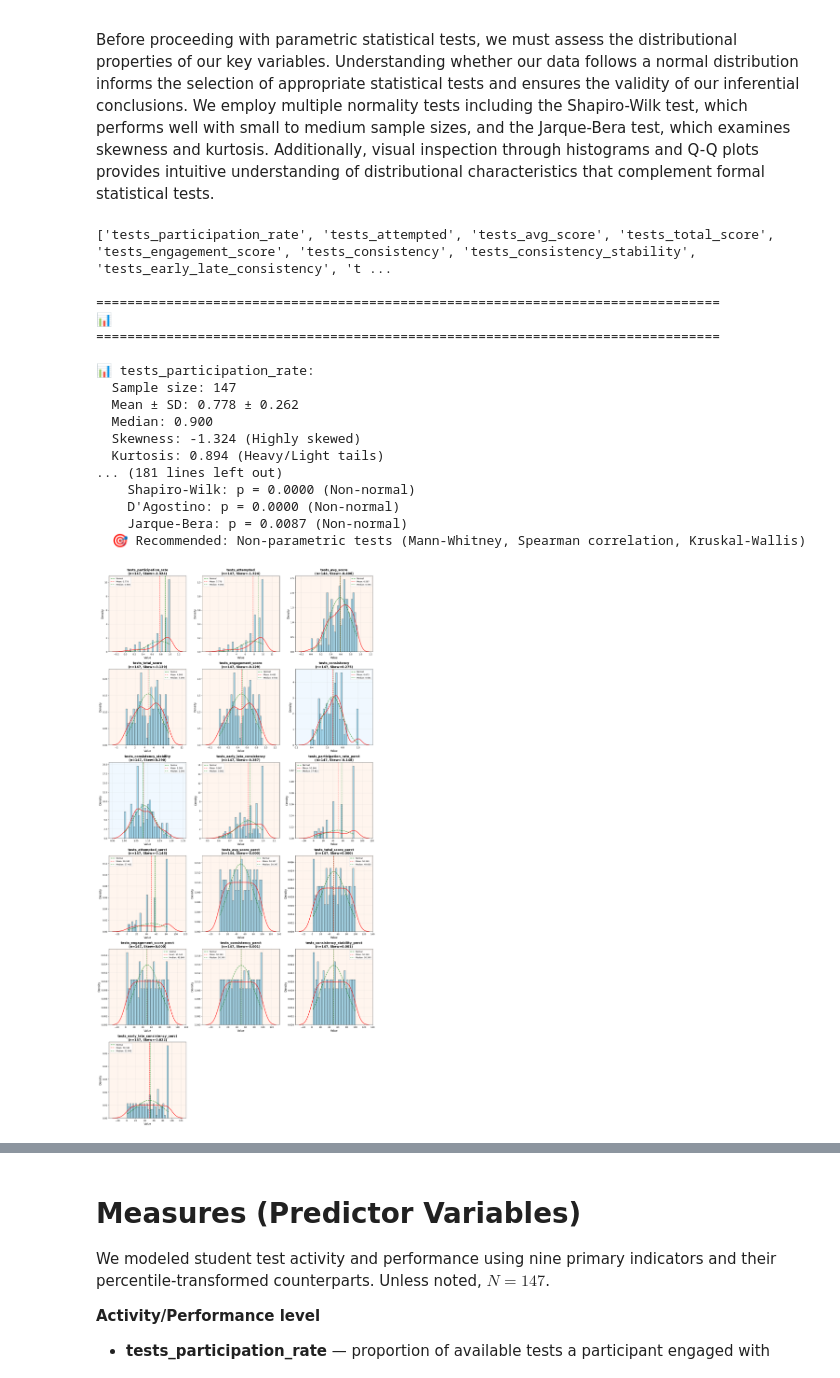
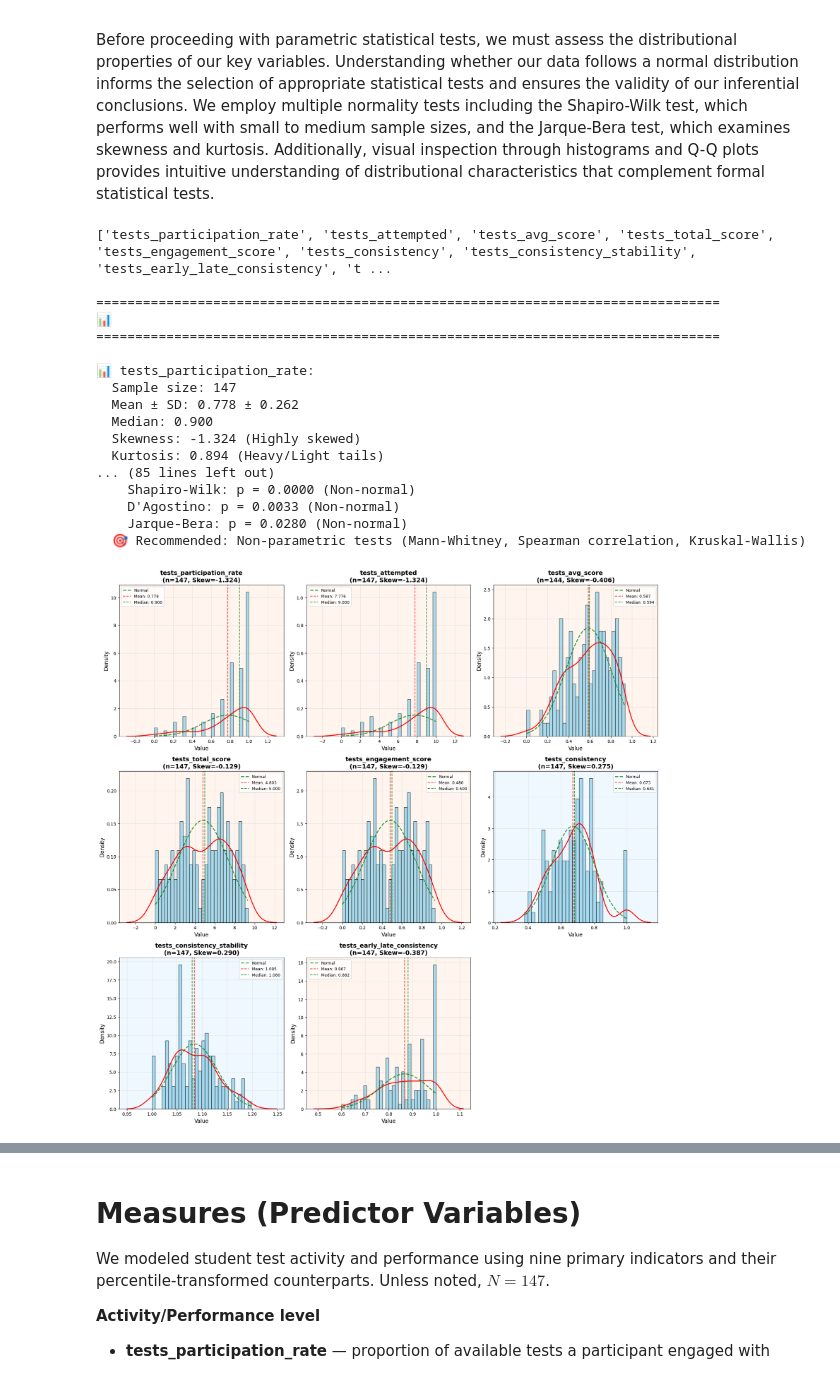
Before and after one commit to jsam/fc, a Jupyter notebook: notebooks/00_engagement_statistical_analysis.ipynb, the cells around one changed output, grey strips where cells are left out. Drawn from its saved outputs; the diff is of its cells as text; code cells hidden in the pictures.

Commit message:
chore: update distribution from inputs

```diff
--- a/notebooks/00_engagement_statistical_analysis.ipynb
+++ b/notebooks/00_engagement_statistical_analysis.ipynb
@@ -470,37 +470,37 @@ def comprehensive_distribution_analysis(data, variables, title="Distribution Ana
             print("  • Use parametric tests for normal variables")
             print("  • Use non-parametric tests for non-normal variables")
             print("  • Report both Pearson and Spearman correlations")
         else:
             print("🎯 Recommendation: Primarily use NON-PARAMETRIC methods")
             print("  • Spearman correlations")
             print("  • Mann-Whitney U tests for group comparisons")
             print("  • Kruskal-Wallis for multiple groups")
             print("  • Robust regression techniques")
 
     return results_df
 
 print(engagement_metrics)
 # Analyze distributions of engagement metrics
 if 'engagement_metrics' in locals() and engagement_metrics:
-    engagement_dist_results = comprehensive_distribution_analysis(df, engagement_metrics, "")
+    engagement_dist_results = comprehensive_distribution_analysis(df, [metric for metric in engagement_metrics if not metric.endswith("_perct")], "")
 # %% [output]
 ['tests_participation_rate', 'tests_attempted', 'tests_avg_score', 'tests_total_score', 'tests_engagement_score', 'tests_consistency', 'tests_consistency_stability', 'tests_early_late_consistency', 't ...
 
 ================================================================================
 📊
 ================================================================================
 
 📊 tests_participation_rate:
   Sample size: 147
   Mean ± SD: 0.778 ± 0.262
   Median: 0.900
   Skewness: -1.324 (Highly skewed)
   Kurtosis: 0.894 (Heavy/Light tails)
-... (181 lines left out)
+... (85 lines left out)
     Shapiro-Wilk: p = 0.0000 (Non-normal)
-    D'Agostino: p = 0.0000 (Non-normal)
-    Jarque-Bera: p = 0.0087 (Non-normal)
+    D'Agostino: p = 0.0033 (Non-normal)
+    Jarque-Bera: p = 0.0280 (Non-normal)
   🎯 Recommended: Non-parametric tests (Mann-Whitney, Spearman correlation, Kruskal-Wallis)
-[figure, old version]
+[figure, new version]
 📋 SUMMARY TABLE:
 ================================================================================
```
Also changed, not shown: parts of 1 cell of this notebook, 1 other file.
